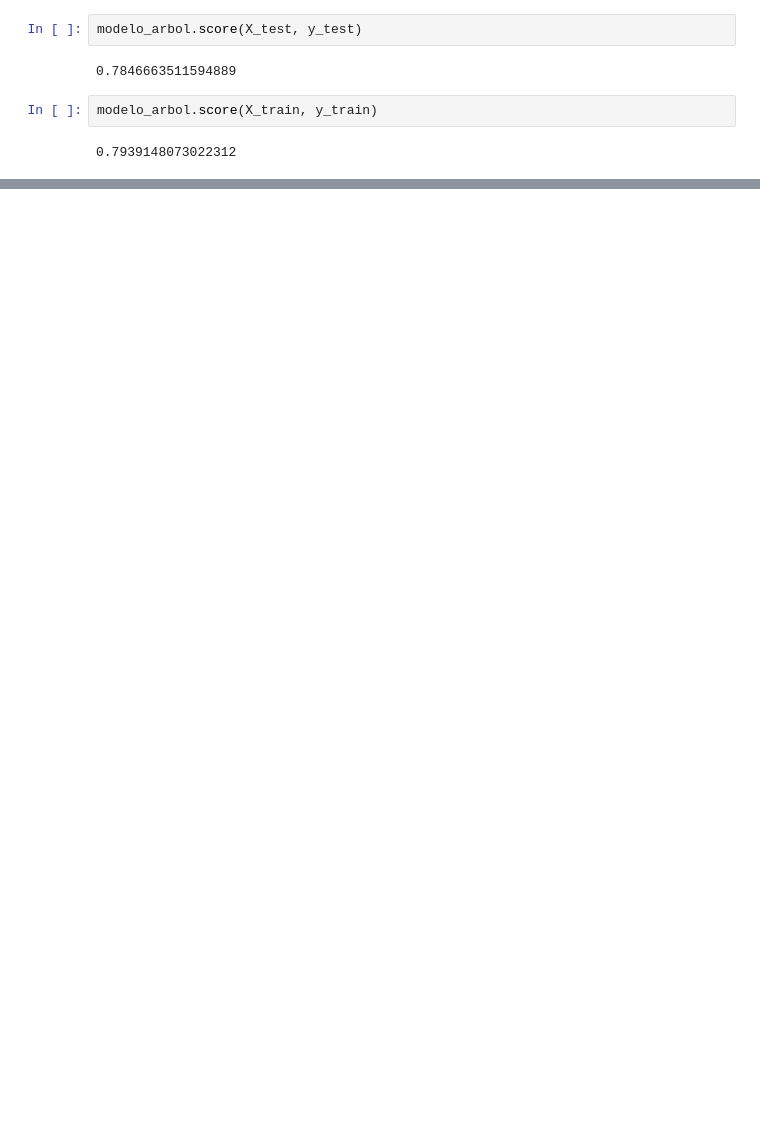
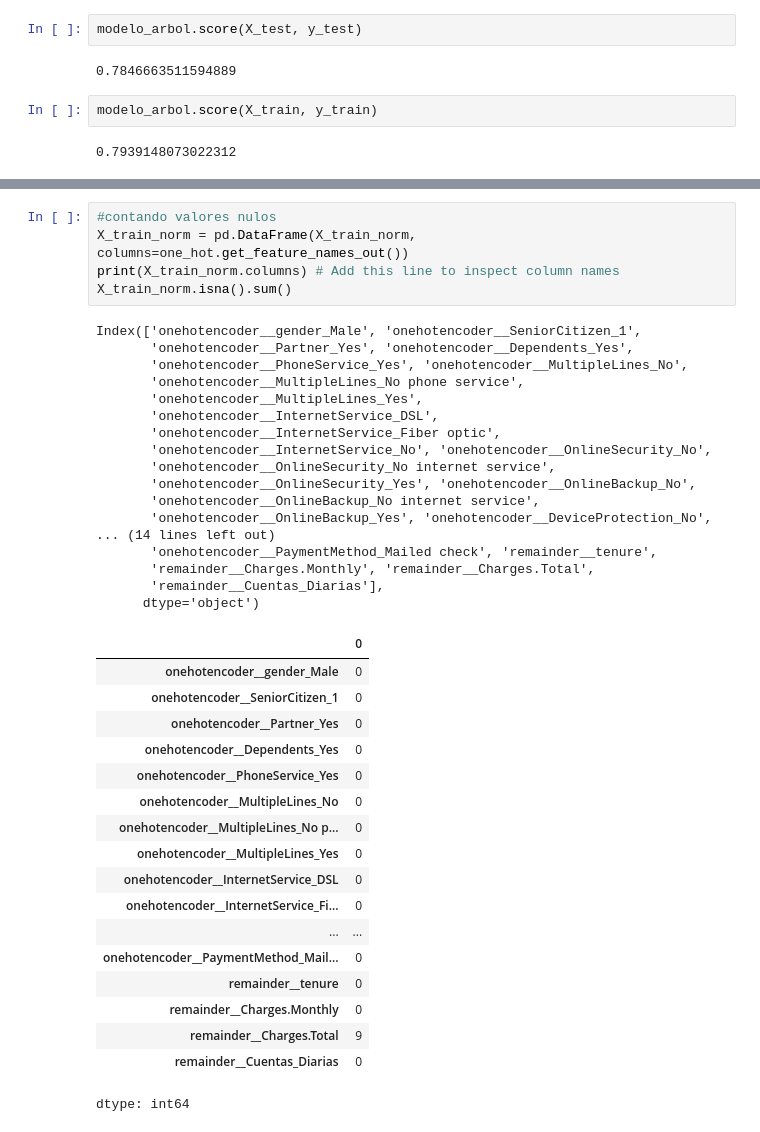
Before and after one commit to Karl-Sancho/challenge3-data-science-LATAM, a Jupyter notebook: TelecomX_LATAM_Parte_2.ipynb, the cells around one changed output, grey strips where cells are left out. Cells and saved outputs as stored; diff of their text form; blank space fills up the shorter version.

```diff
--- a/TelecomX_LATAM_Parte_2.ipynb
+++ b/TelecomX_LATAM_Parte_2.ipynb
@@ -266,0 +309,41 @@ modelo_arbol.score(X_train, y_train)
+# %%
+#contando valores nulos
+X_train_norm = pd.DataFrame(X_train_norm, columns=one_hot.get_feature_names_out())
+print(X_train_norm.columns) # Add this line to inspect column names
+X_train_norm.isna().sum()
+# %% [output]
+Index(['onehotencoder__gender_Male', 'onehotencoder__SeniorCitizen_1',
+       'onehotencoder__Partner_Yes', 'onehotencoder__Dependents_Yes',
+       'onehotencoder__PhoneService_Yes', 'onehotencoder__MultipleLines_No',
+       'onehotencoder__MultipleLines_No phone service',
+       'onehotencoder__MultipleLines_Yes',
+       'onehotencoder__InternetService_DSL',
+       'onehotencoder__InternetService_Fiber optic',
+       'onehotencoder__InternetService_No', 'onehotencoder__OnlineSecurity_No',
+       'onehotencoder__OnlineSecurity_No internet service',
+       'onehotencoder__OnlineSecurity_Yes', 'onehotencoder__OnlineBackup_No',
+       'onehotencoder__OnlineBackup_No internet service',
+       'onehotencoder__OnlineBackup_Yes', 'onehotencoder__DeviceProtection_No',
+... (14 lines left out)
+       'onehotencoder__PaymentMethod_Mailed check', 'remainder__tenure',
+       'remainder__Charges.Monthly', 'remainder__Charges.Total',
+       'remainder__Cuentas_Diarias'],
+      dtype='object')
+|  | 0 |
+| onehotencoder__gender_Male | 0 |
+| onehotencoder__SeniorCitizen_1 | 0 |
+| onehotencoder__Partner_Yes | 0 |
+| onehotencoder__Dependents_Yes | 0 |
+| onehotencoder__PhoneService_Yes | 0 |
+| onehotencoder__MultipleLines_No | 0 |
+| onehotencoder__MultipleLines_No p... | 0 |
+| onehotencoder__MultipleLines_Yes | 0 |
+| onehotencoder__InternetService_DSL | 0 |
+| onehotencoder__InternetService_Fi... | 0 |
+| ... | ... |
+| onehotencoder__PaymentMethod_Mail... | 0 |
+| remainder__tenure | 0 |
+| remainder__Charges.Monthly | 0 |
+| remainder__Charges.Total | 9 |
+| remainder__Cuentas_Diarias | 0 |
+dtype: int64
```
Also changed, not shown: parts of 15 cells of this notebook.
